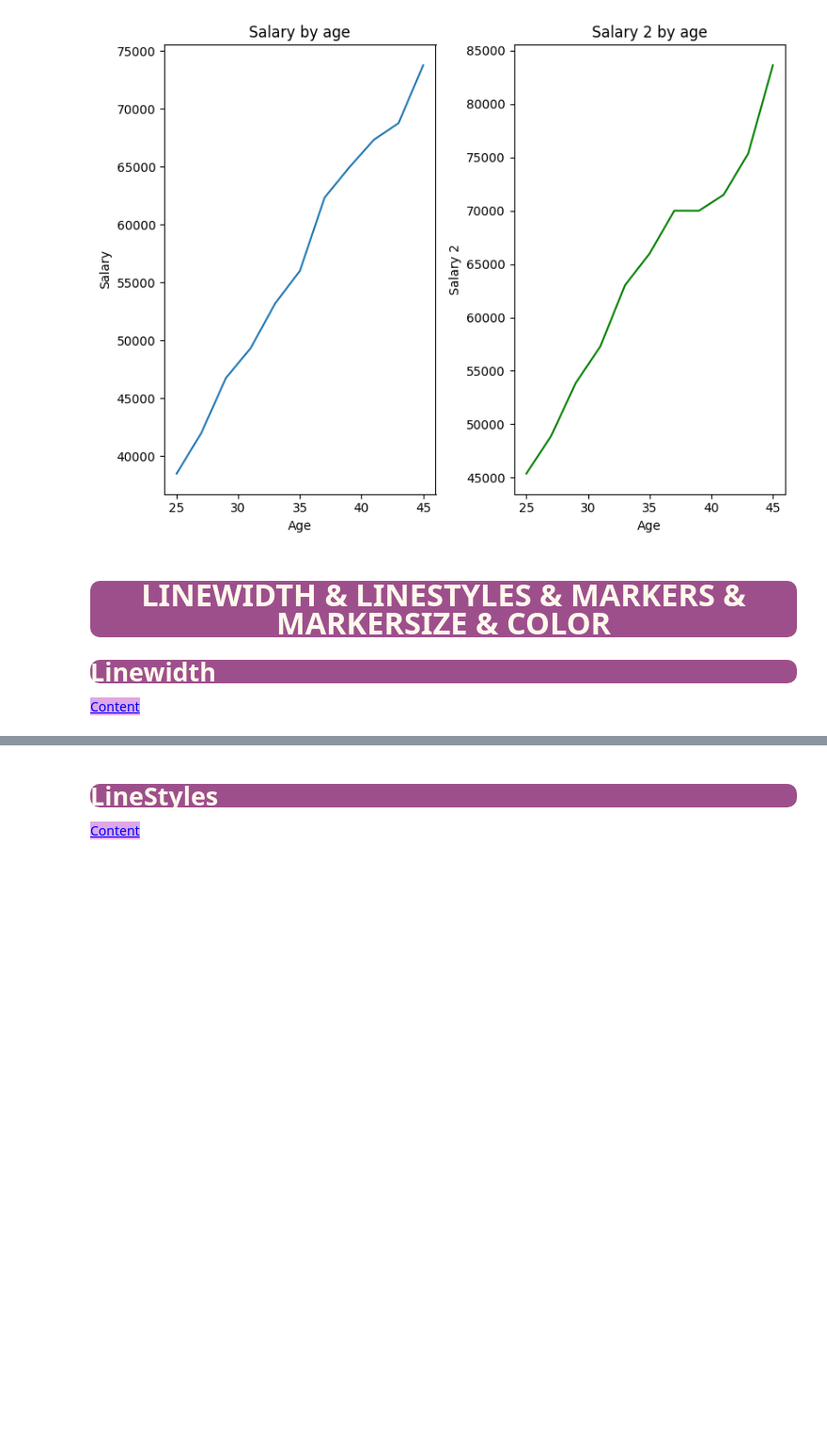
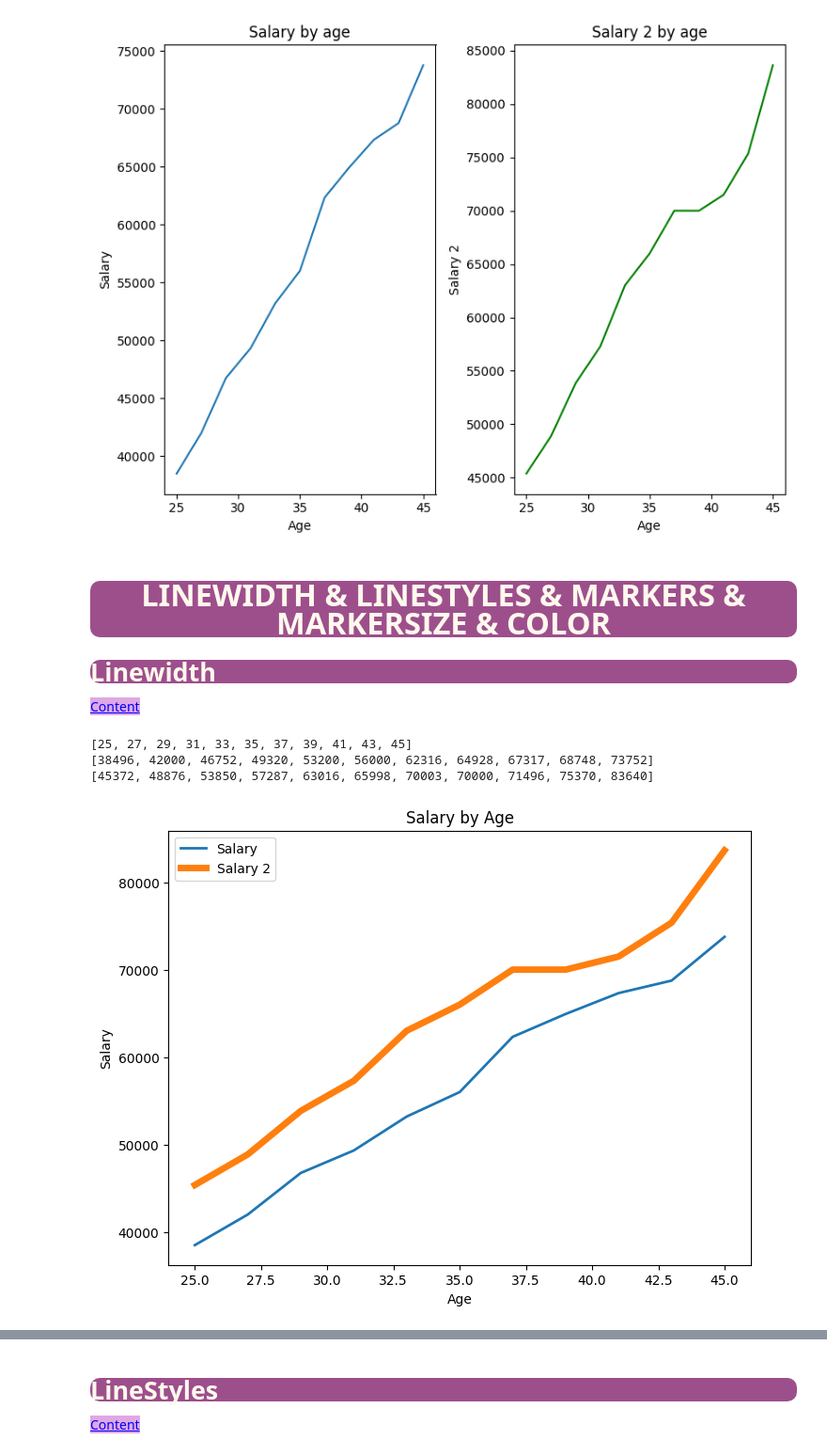
Before and after one commit to SabahattinCag/DataVisualization, a Jupyter notebook: Lecture_Notes/DVwPy_S01_Matplotlib_Part01.ipynb, the cells around one changed output, grey strips where cells are left out. Shown at 94% size. Cells and saved outputs as stored; diff of their text form; code cells hidden in the pictures; blank space fills up the shorter version.

```diff
--- a/Lecture_Notes/DVwPy_S01_Matplotlib_Part01.ipynb
+++ b/Lecture_Notes/DVwPy_S01_Matplotlib_Part01.ipynb
@@ -1223,3 +1224,21 @@ plt.tight_layout()
 <a id="9"></a>
 <a href="#toc" class="btn btn-primary btn-sm" role="button" aria-pressed="true"
 style="color:blue; background-color:#dfa8e4" data-toggle="popover">Content</a>
+# %%
+print(age)
+print(salary)
+print(salary_2)
+# %% [output]
+[25, 27, 29, 31, 33, 35, 37, 39, 41, 43, 45]
+[38496, 42000, 46752, 49320, 53200, 56000, 62316, 64928, 67317, 68748, 73752]
+[45372, 48876, 53850, 57287, 63016, 65998, 70003, 70000, 71496, 75370, 83640]
+# %%
+plt.plot(age, salary, linewidth=2, label="Salary")
+plt.plot(age, salary_2, lw=5, label="Salary 2")
+
+plt.xlabel("Age")
+plt.ylabel("Salary")
+plt.title("Salary by Age")
+plt.legend();
+# %% [output]
+[figure, added]
```
Also changed, not shown: parts of 40 cells of this notebook, 1 other file.
